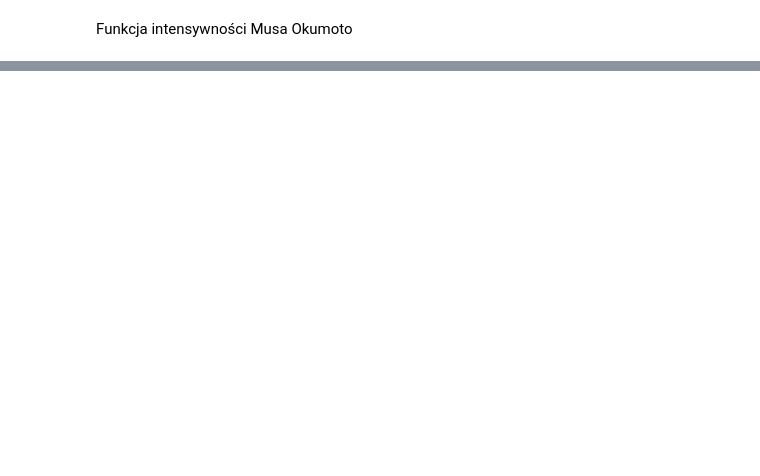
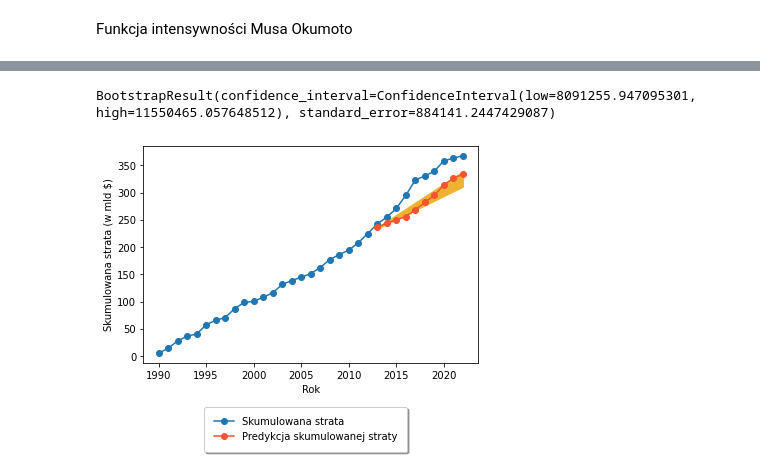
Before and after one commit to ndzadz/mgr, a Jupyter notebook: Symulacje.ipynb, the cells around one changed output, grey strips where cells are left out. Drawn from its saved outputs; the diff is of its cells as text; code cells hidden in the pictures; blank space fills up the shorter version.

```diff
--- a/Symulacje.ipynb
+++ b/Symulacje.ipynb
@@ -990,0 +1109,24 @@ ruin_prob(1e7,0.3,weibull_lambda*gamma(1+1/weibull_k),musa_okumoto_int_fun,resul
+# %%
+def bootstrap(data,S ,alpha, B = 100):
+    """
+    Argumenty:
+        data: pd.Series
+            Ciąg start
+        B: float
+            Liczba próbek bootstrapowych
+        S: fun
+            Statystka
+        alpha: float
+            Poziom istotności
+    Zwraca:
+
+
+    """
+    X= []
+    for i in range(B):
+        X.append(S(pd.Series(data).sample(len(data),replace=True)))
+    std = np.sqrt(np.sum(np.square(X-np.mean(X)))/(B-1))
+    print("S: ",round(S(X),2),"std(S): ", round(std,2), "CI: ",[round(np.percentile(X,alpha/2),2),round(np.percentile(X,100-alpha/2),2)])
+    return(S(X),std,[np.percentile(X,alpha/2),np.percentile(X,100-alpha/2)],X)
+# %%
+b = bootstrap(loss_train['Damages'],np.mean,5,100)
@@ -990,0 +1148,19 @@ ruin_prob(1e7,0.3,weibull_lambda*gamma(1+1/weibull_k),musa_okumoto_int_fun,resul
+# %%
+stats.bootstrap((loss_train['Damages'],),np.mean,confidence_level=0.95)
+# %% [output]
+BootstrapResult(confidence_interval=ConfidenceInterval(low=8091255.947095301, high=11550465.057648512), standard_error=884141.2447429087)
+# %%
+bootstrap = pd.DataFrame({"n":pd.Series(test.groupby('Year').count()['Dis No']), "Mean":b[0], "LB": b[2][0], "UB": b[2][1]})
+cum_bootstrap = bootstrap.cumsum()
+# %%
+#Sinusoidalna funkcja intensywności
+plt.plot(cum_loss_full["Damages"]/1e6, linestyle= '-',marker='o')
+plt.plot((cum_loss_sin_exp["Damages"]+cum_loss_full["Damages"][2012])/1e6, linestyle= '-',marker='o',color="#f85431")
+plt.fill_between(cum_loss_sin_exp.index,(cum_bootstrap["LB"]+cum_loss_full["Damages"][2012])/1e6,(cum_bootstrap["UB"]+cum_loss_full["Damages"][2012])/1e6,color="#efb332")
+plt.xlabel("Rok")
+plt.ylabel("Skumulowana strata (w mld $)")
+plt.figlegend(['Skumulowana strata','Predykcja skumulowanej straty'],loc='lower center', fancybox=True, framealpha=1, shadow=True, borderpad=1,bbox_to_anchor=(0.5, -0.2))
+plt.savefig("C:\\Users\\ndzad\\Dropbox\\MINI\\Magisterka\\repo\\mgr\\Rysunki\\cum_loss_exp_sin_bootstrap.pdf",bbox_inches='tight')
+plt.show()
+# %% [output]
+[figure, added]
```
Also changed, not shown: parts of 44 cells of this notebook, 17 other files.
